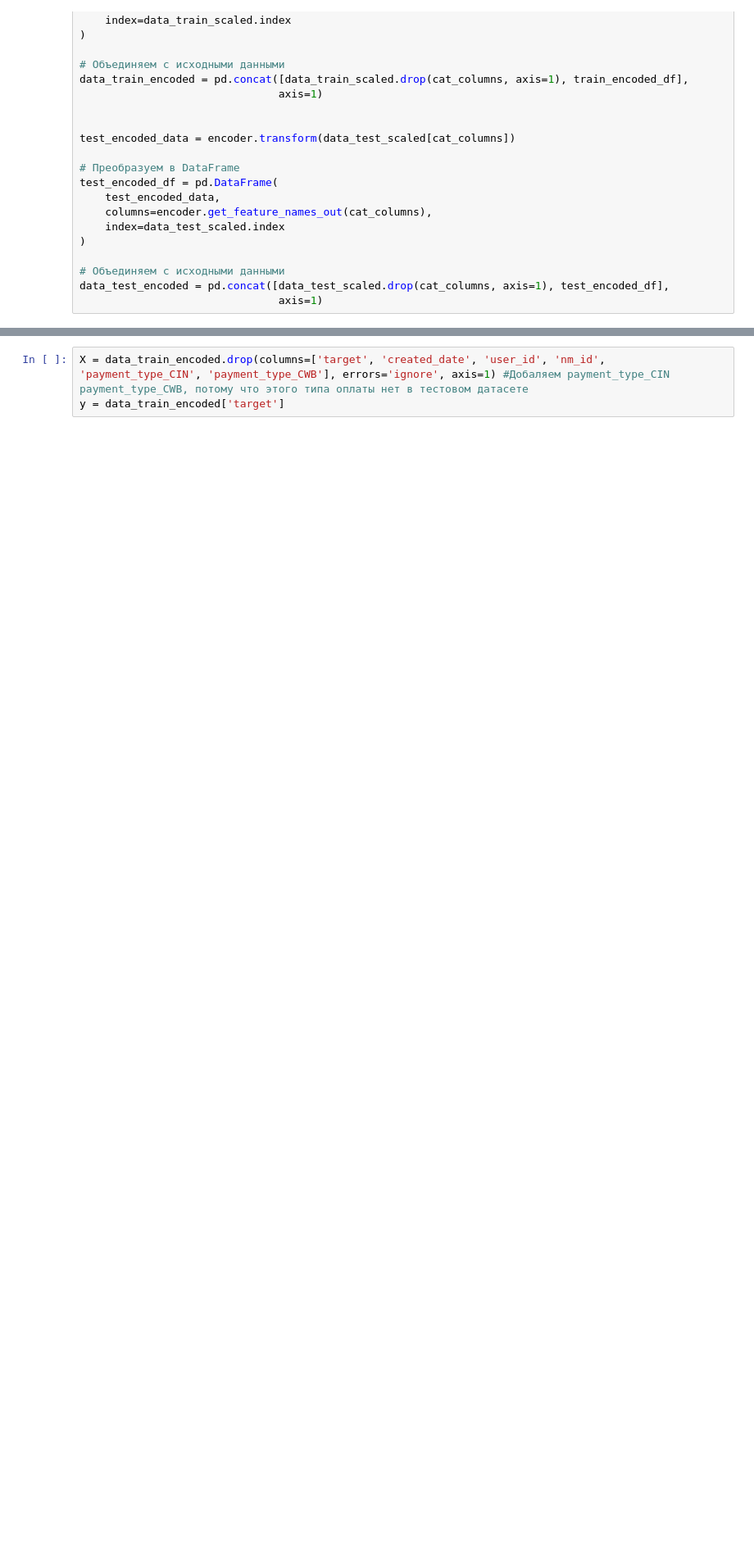
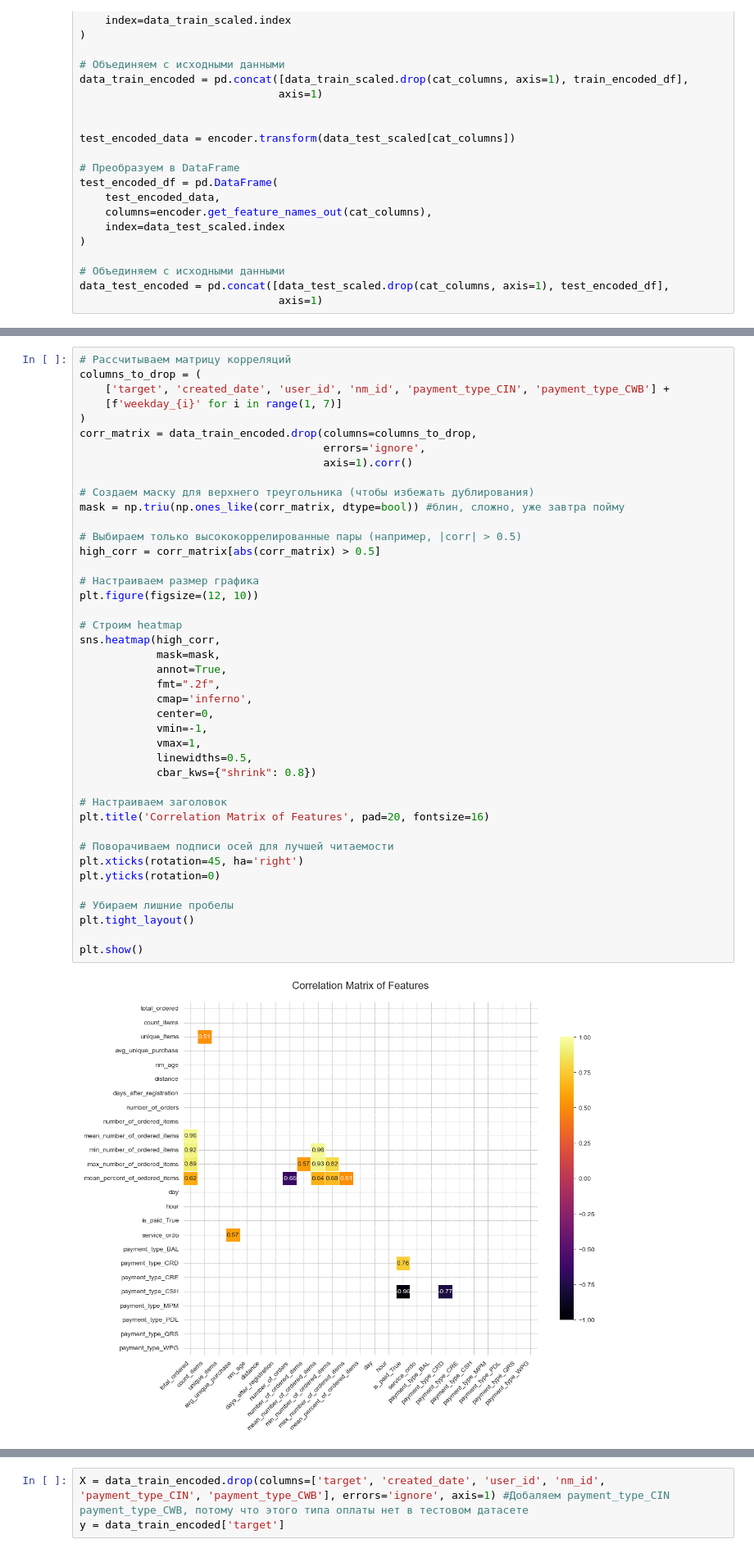
Before and after one commit to timu-ryan/wb-hackathon, a Jupyter notebook: ml/stock_detection.ipynb, the cells around one changed output, grey strips where cells are left out. Shown at 82% size. Saved outputs shown, nothing was run; the diff lists cells and outputs as text; blank space fills up the shorter version.

```diff
--- a/ml/stock_detection.ipynb
+++ b/ml/stock_detection.ipynb
@@ -430,0 +434,44 @@ data_test_encoded = pd.concat([data_test_scaled.drop(cat_columns, axis=1), test_
+# %%
+# Рассчитываем матрицу корреляций
+columns_to_drop = (
+    ['target', 'created_date', 'user_id', 'nm_id', 'payment_type_CIN', 'payment_type_CWB'] +
+    [f'weekday_{i}' for i in range(1, 7)]
+)
+corr_matrix = data_train_encoded.drop(columns=columns_to_drop,
+                                      errors='ignore',
+                                      axis=1).corr()
+
+# Создаем маску для верхнего треугольника (чтобы избежать дублирования)
+mask = np.triu(np.ones_like(corr_matrix, dtype=bool)) #блин, сложно, уже завтра пойму
+
+# Выбираем только высококоррелированные пары (например, |corr| > 0.5)
+high_corr = corr_matrix[abs(corr_matrix) > 0.5]
+
+# Настраиваем размер графика
+plt.figure(figsize=(12, 10))
+
+# Строим heatmap
+sns.heatmap(high_corr,
+            mask=mask,
+            annot=True,
+            fmt=".2f",
+            cmap='inferno',
+            center=0,
+            vmin=-1,
+            vmax=1,
+            linewidths=0.5,
+            cbar_kws={"shrink": 0.8})
+
+# Настраиваем заголовок
+plt.title('Correlation Matrix of Features', pad=20, fontsize=16)
+
+# Поворачиваем подписи осей для лучшей читаемости
+plt.xticks(rotation=45, ha='right')
+plt.yticks(rotation=0)
+
+# Убираем лишние пробелы
+plt.tight_layout()
+
+plt.show()
+# %% [output]
+[figure, added]
```
Also changed, not shown: parts of 6 cells of this notebook.
